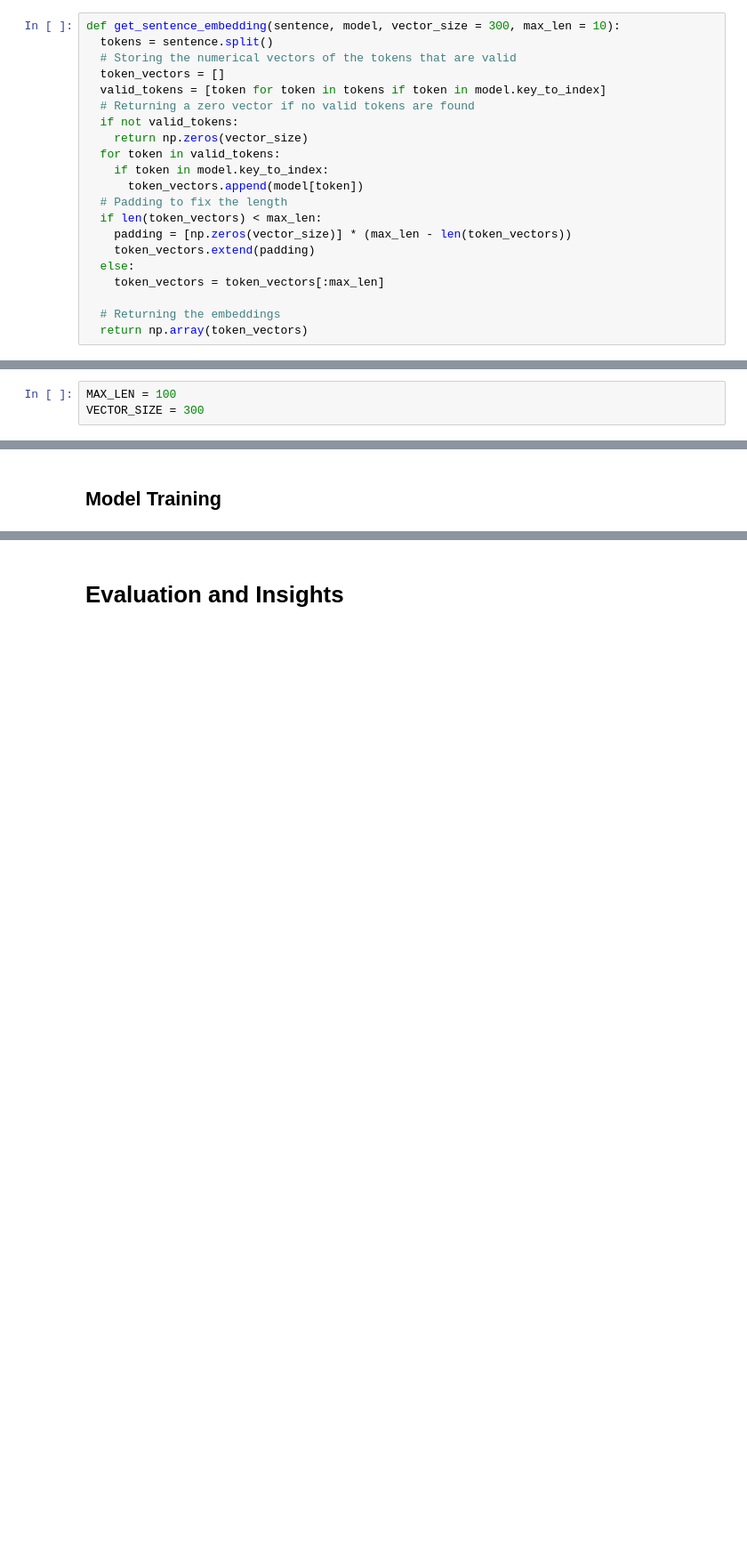
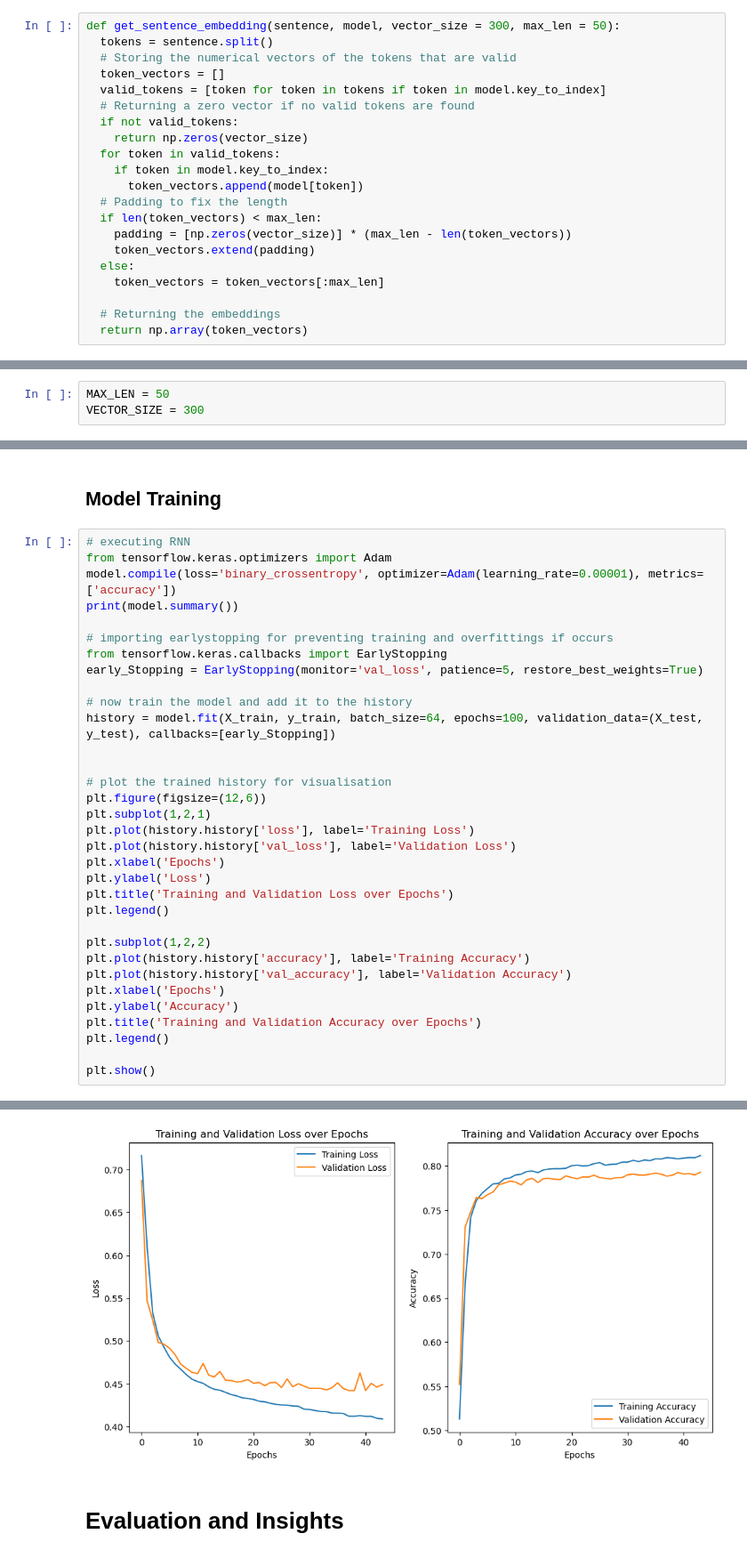
Before and after one commit to MrRincon/ReelFeel_NLP_RNN, a Jupyter notebook: ReelFeel.ipynb, the cells around one changed output, grey strips where cells are left out. Shown at 89% size. Cells and saved outputs as stored; diff of their text form; blank space fills up the shorter version.

Commit message:
Executing RNN, Early Stopping, Model Training, History Visualization

```diff
--- a/ReelFeel.ipynb
+++ b/ReelFeel.ipynb
@@ -273,7 +262,7 @@ word2vec_model = api.load('word2vec-google-news-300')
 # %% [markdown]
 Function to generate numerical representation (embedding) for a string of tokens from a review.
 # %%
-def get_sentence_embedding(sentence, model, vector_size = 300, max_len = 10):
+def get_sentence_embedding(sentence, model, vector_size = 300, max_len = 50):
   tokens = sentence.split()
   # Storing the numerical vectors of the tokens that are valid
   token_vectors = []
@@ -310,6 +299,6 @@ print(nlp_sentiment_labels.shape)
 (49582,)
 # %%
-MAX_LEN = 100
+MAX_LEN = 50
 VECTOR_SIZE = 300
 # %% [markdown]
 ## **Recurrent Neural Network (RNN)**
@@ -351,3 +340,37 @@ model.add(Dense(units=128, activation='relu'))
 model.add(Dense(units=1, activation='sigmoid'))
 # %% [markdown]
 ## **Model Training**
+# %%
+# executing RNN
+from tensorflow.keras.optimizers import Adam
+model.compile(loss='binary_crossentropy', optimizer=Adam(learning_rate=0.00001), metrics=['accuracy'])
+print(model.summary())
+
+# importing earlystopping for preventing training and overfittings if occurs
+from tensorflow.keras.callbacks import EarlyStopping
+early_Stopping = EarlyStopping(monitor='val_loss', patience=5, restore_best_weights=True)
+
+# now train the model and add it to the history
+history = model.fit(X_train, y_train, batch_size=64, epochs=100, validation_data=(X_test, y_test), callbacks=[early_Stopping])
+
+
+# plot the trained history for visualisation
+plt.figure(figsize=(12,6))
+plt.subplot(1,2,1)
+plt.plot(history.history['loss'], label='Training Loss')
+plt.plot(history.history['val_loss'], label='Validation Loss')
+plt.xlabel('Epochs')
+plt.ylabel('Loss')
+plt.title('Training and Validation Loss over Epochs')
+plt.legend()
+
+plt.subplot(1,2,2)
+plt.plot(history.history['accuracy'], label='Training Accuracy')
+plt.plot(history.history['val_accuracy'], label='Validation Accuracy')
+plt.xlabel('Epochs')
+plt.ylabel('Accuracy')
+plt.title('Training and Validation Accuracy over Epochs')
+plt.legend()
+
+plt.show()
+# %% [output]
@@ -354,2 +409,3 @@ model.add(Dense(units=1, activation='sigmoid'))
+[figure, added]
 # %% [markdown]
 # **Evaluation and Insights**
```
Also changed, not shown: parts of 8 cells of this notebook.
